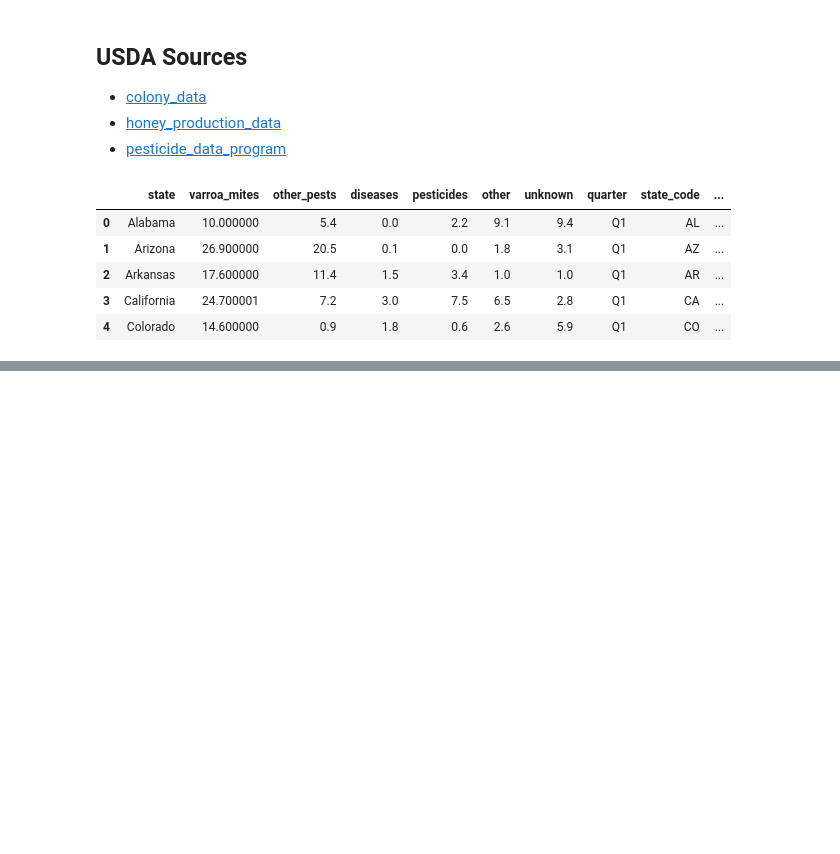
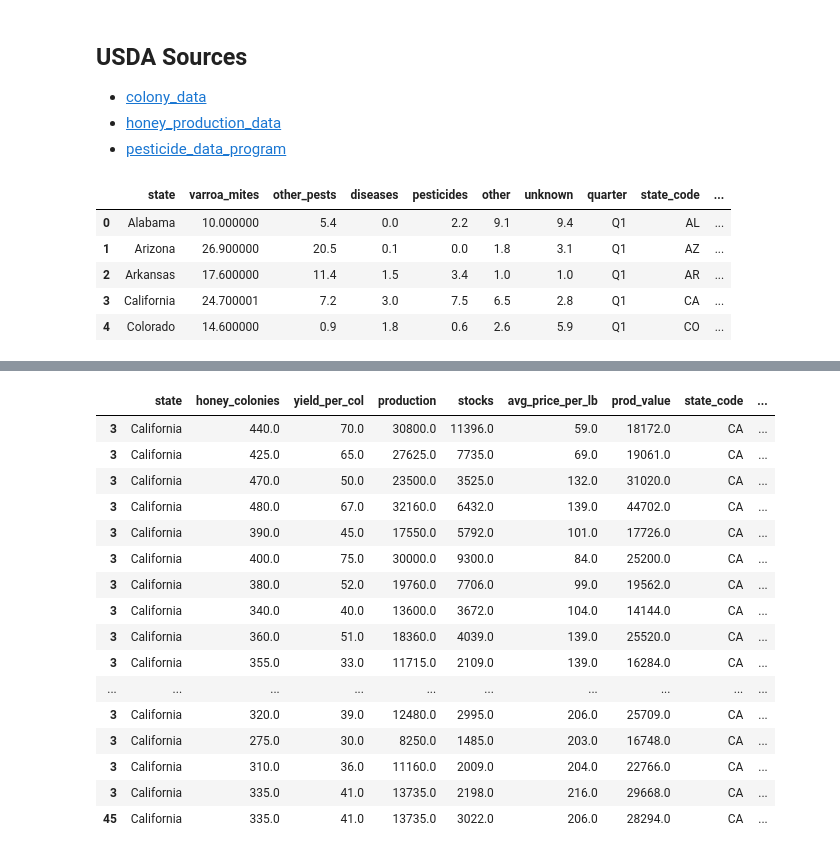
Before and after one commit to edalrami/viz-storytelling, a Jupyter notebook: clean_colony_data.ipynb, the cells around one changed output, grey strips where cells are left out. Cells and saved outputs as stored; diff of their text form; code cells hidden in the pictures; blank space fills up the shorter version.

```diff
--- a/clean_colony_data.ipynb
+++ b/clean_colony_data.ipynb
@@ -785,0 +769,20 @@ stressors = ["varroa_mites", "other_pests", "other", "pesticides", "unknown", "d
+# %%
+honey_df[honey_df.state_code == "CA"]
+# %% [output]
+|  | state | honey_colonies | yield_per_col | production | stocks | avg_price_per_lb | prod_value | state_code | ... |
+| 3 | California | 440.0 | 70.0 | 30800.0 | 11396.0 | 59.0 | 18172.0 | CA | ... |
+| 3 | California | 425.0 | 65.0 | 27625.0 | 7735.0 | 69.0 | 19061.0 | CA | ... |
+| 3 | California | 470.0 | 50.0 | 23500.0 | 3525.0 | 132.0 | 31020.0 | CA | ... |
+| 3 | California | 480.0 | 67.0 | 32160.0 | 6432.0 | 139.0 | 44702.0 | CA | ... |
+| 3 | California | 390.0 | 45.0 | 17550.0 | 5792.0 | 101.0 | 17726.0 | CA | ... |
+| 3 | California | 400.0 | 75.0 | 30000.0 | 9300.0 | 84.0 | 25200.0 | CA | ... |
+| 3 | California | 380.0 | 52.0 | 19760.0 | 7706.0 | 99.0 | 19562.0 | CA | ... |
+| 3 | California | 340.0 | 40.0 | 13600.0 | 3672.0 | 104.0 | 14144.0 | CA | ... |
+| 3 | California | 360.0 | 51.0 | 18360.0 | 4039.0 | 139.0 | 25520.0 | CA | ... |
+| 3 | California | 355.0 | 33.0 | 11715.0 | 2109.0 | 139.0 | 16284.0 | CA | ... |
+| ... | ... | ... | ... | ... | ... | ... | ... | ... | ... |
+| 3 | California | 320.0 | 39.0 | 12480.0 | 2995.0 | 206.0 | 25709.0 | CA | ... |
+| 3 | California | 275.0 | 30.0 | 8250.0 | 1485.0 | 203.0 | 16748.0 | CA | ... |
+| 3 | California | 310.0 | 36.0 | 11160.0 | 2009.0 | 204.0 | 22766.0 | CA | ... |
+| 3 | California | 335.0 | 41.0 | 13735.0 | 2198.0 | 216.0 | 29668.0 | CA | ... |
+| 45 | California | 335.0 | 41.0 | 13735.0 | 3022.0 | 206.0 | 28294.0 | CA | ... |
```
Also changed, not shown: parts of 13 cells of this notebook, 2 other files.
